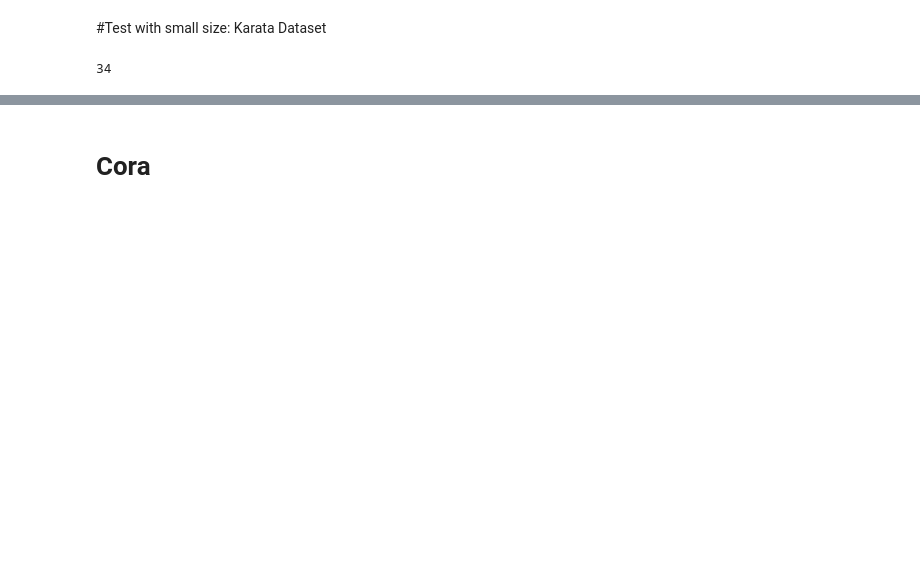
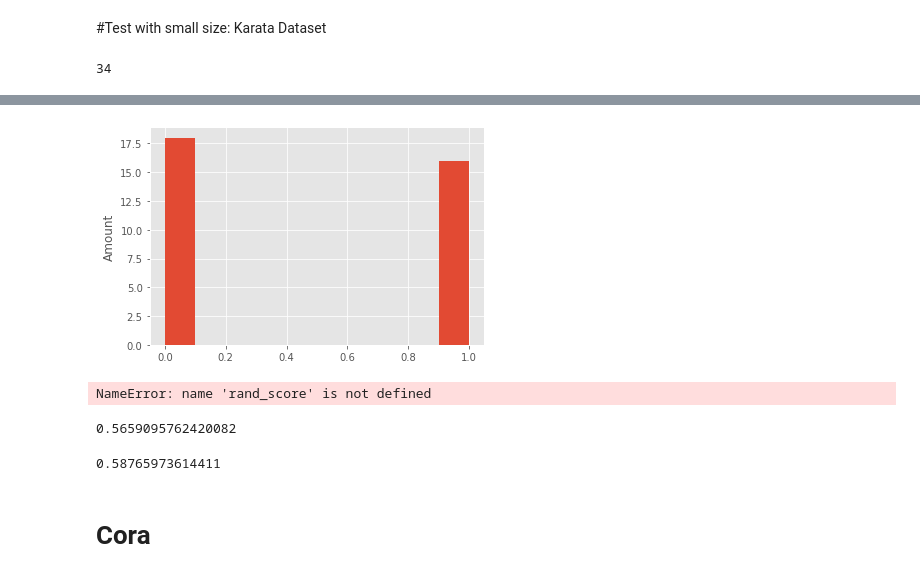
Before and after one commit to adrian-lison/gnn-community-detection, a Jupyter notebook: Notebooks/K_Means.ipynb, the cells around one changed output, grey strips where cells are left out. Drawn from its saved outputs; the diff is of its cells as text; code cells hidden in the pictures; blank space fills up the shorter version.

```diff
--- a/Notebooks/K_Means.ipynb
+++ b/Notebooks/K_Means.ipynb
@@ -67,0 +92,26 @@ for i in tqdm(range(n_nodes)):
+# %%
+#Distance measure pearson correlation
+n_nodes = G.number_of_nodes()
+for i in tqdm(range(n_nodes)):
+    for j in range(n_nodes):
+        x = sparse_corrcoef(matrix[i],matrix[j])
+        matrix_all[i][j] = x
+        #print (math.sqrt(x))
+# %%
+from sklearn.cluster import KMeans
+import numpy as np
+X = matrix_all
+kmeans = KMeans(n_clusters=2,n_init=10,max_iter=10000).fit(X)
+#kmeans.labels_
+#kmeans.cluster_centers_
+# %%
+#Distribution of lables
+import matplotlib.pyplot as plt
+import numpy as np
+plt.style.use('ggplot')
+%matplotlib inline
+x = kmeans.labels_
+plt.hist(x)
+plt.ylabel('Amount');
+# %% [output]
+[figure, added]
@@ -68,3 +120,15 @@ for i in tqdm(range(n_nodes)):
+# %%
+rand_score(kinda_true_labels,kmeans.labels_)
+# %% [output]
+NameError: name 'rand_score' is not defined
+# %%
+mutual_info_score(kinda_true_labels,kmeans.labels_)
+# %% [output]
+0.5659095762420082
+# %%
+variation_of_information_score(kinda_true_labels,kmeans.labels_)
+# %% [output]
+0.58765973614411
 # %% [markdown]
 # Cora
 # %%
```
Also changed, not shown: parts of 25 cells of this notebook.
